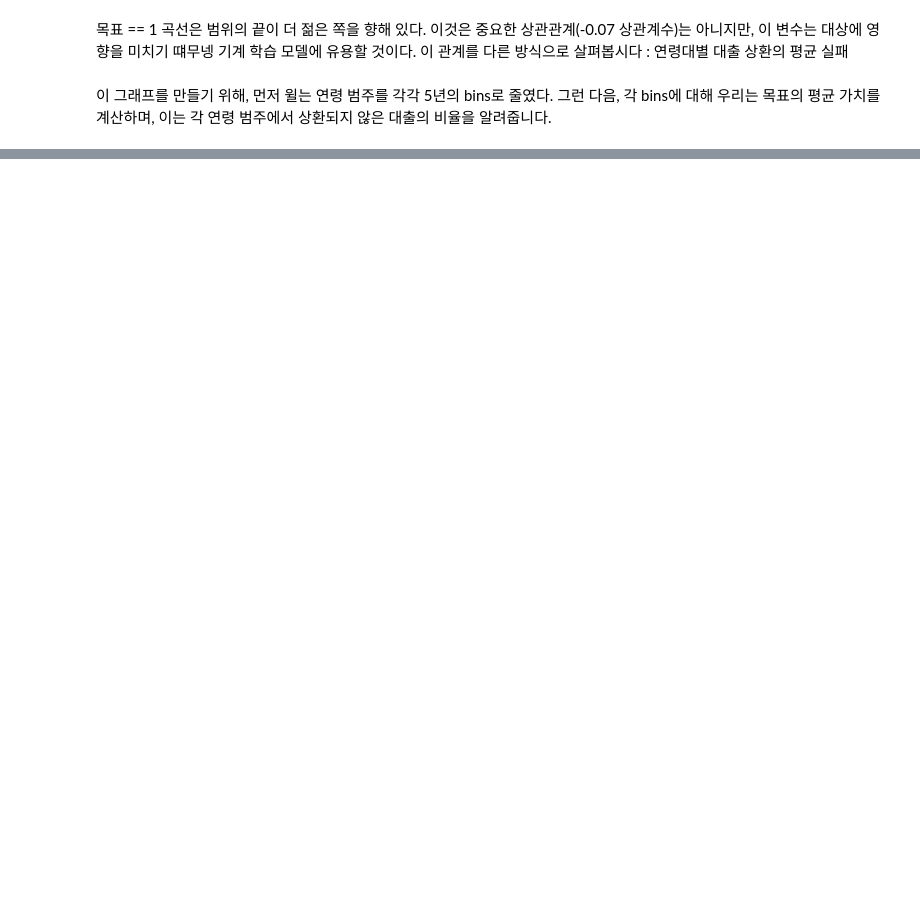
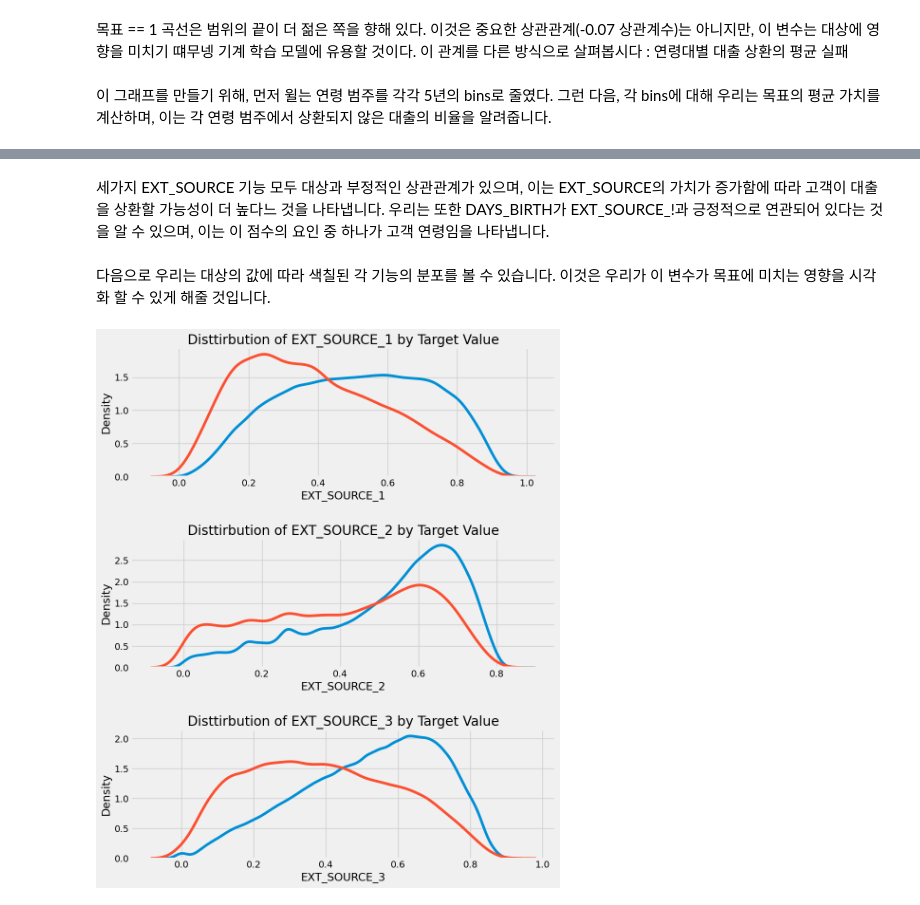
Before and after one commit to Ojung-ii/Kaggle_transcription, a Jupyter notebook: Home Credit Default Risk Competition/Home Credit Default Risk Competition.ipynb, the cells around one changed output, grey strips where cells are left out. Drawn from its saved outputs; the diff is of its cells as text; code cells hidden in the pictures; blank space fills up the shorter version.

```diff
--- a/Home Credit Default Risk Competition/Home Credit Default Risk Competition.ipynb
+++ b/Home Credit Default Risk Competition/Home Credit Default Risk Competition.ipynb
@@ -426,0 +508,24 @@ age_data = app_train
+# %% [markdown]
+세가지 EXT_SOURCE 기능 모두 대상과 부정적인 상관관계가 있으며, 이는 EXT_SOURCE의 가치가 증가함에 따라 고객이 대출을 상환할 가능성이 더 높다느 것을 나타냅니다. 우리는 또한 DAYS_BIRTH가 EXT_SOURCE_!과 긍정적으로 연관되어 있다는 것을 알 수 있으며, 이는 이 점수의 요인 중 하나가 고객 연령임을 나타냅니다.
+# %% [markdown]
+다음으로 우리는 대상의 값에 따라 색칠된 각 기능의 분포를 볼 수 있습니다. 이것은 우리가 이 변수가 목표에 미치는 영향을 시각화 할 수 있게 해줄 것입니다.
+# %%
+plt.figure(figsize = (10,12))
+
+# iterate through the sources
+for i , source in enumerate(["EXT_SOURCE_1", "EXT_SOURCE_2", "EXT_SOURCE_3"]):
+
+    # create a new subplot for each source
+    plt.subplot(3,1, i +1)
+    # plot repaid loans
+    sns.kdeplot(app_train.loc[app_train['TARGET'] == 0, source], label = "target == 0")
+    # plot loans that were not repaid
+    sns.kdeplot(app_train.loc[app_train["TARGET"] == 1, source], label = "target == 1")
+
+    # Label the plots
+    plt.title('Disttirbution of %s by Target Value' % source)
+    plt.xlabel("%s"%source); plt.ylabel("Density");
+
+plt.tight_layout(h_pad = 2.5)
+# %% [output]
+[figure, added]
```
Also changed, not shown: parts of 76 cells of this notebook.
